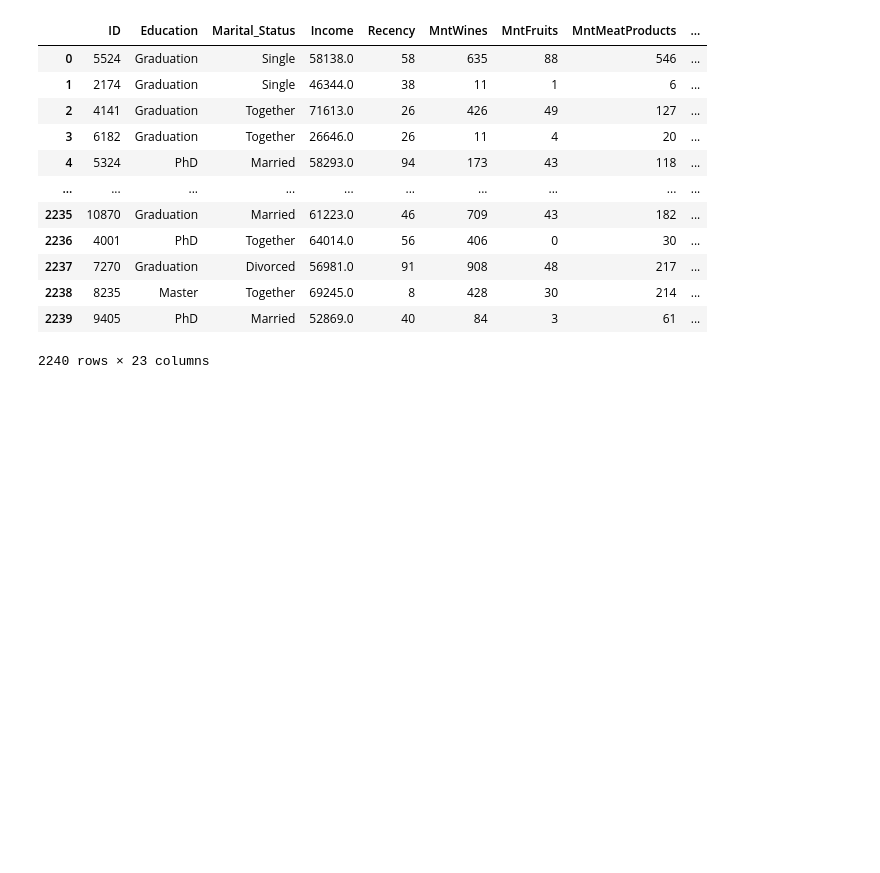
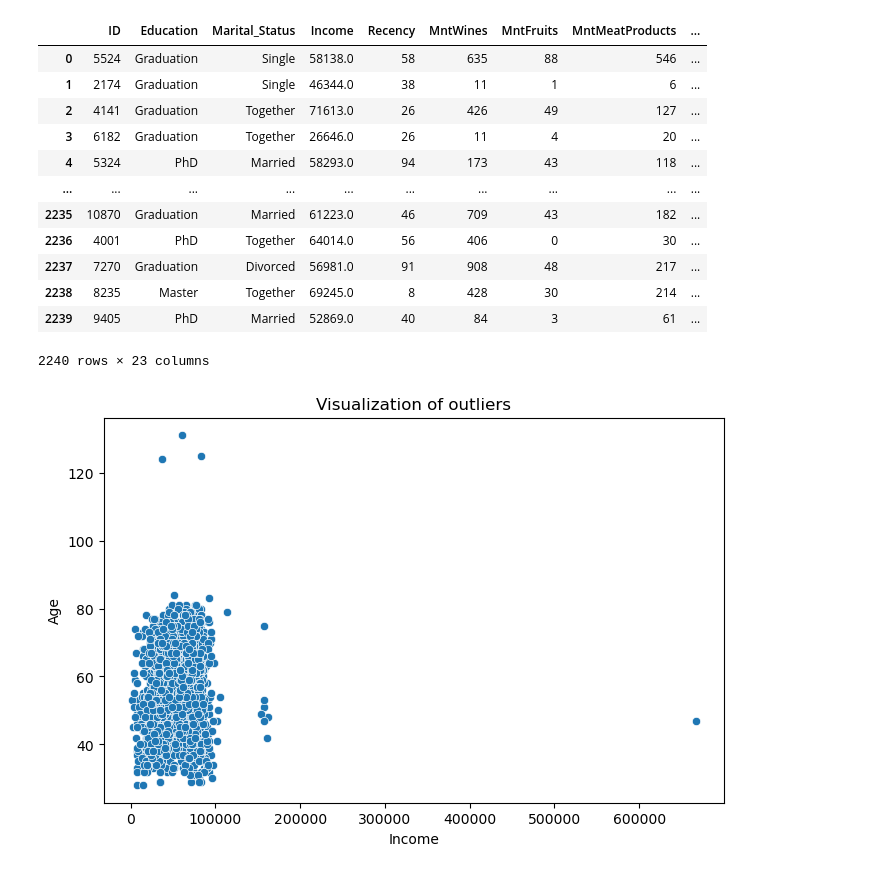
Before and after one commit to Empress-star/DSI-Team-Project, a Jupyter notebook: Data Cleaning and Exploration/initial_data_cleaning.ipynb, the cells around one changed output. Drawn from its saved outputs; the diff is of its cells as text; code cells hidden in the pictures; blank space fills up the shorter version.

Commit message:
visualize and remove outliers

```diff
--- a/Data Cleaning and Exploration/initial_data_cleaning.ipynb
+++ b/Data Cleaning and Exploration/initial_data_cleaning.ipynb
@@ -211,3 +212,10 @@ df_transform
 | 2238 | 8235 | Master | Together | 69245.0 | 8 | 428 | 30 | 214 | ... |
 | 2239 | 9405 | PhD | Married | 52869.0 | 40 | 84 | 3 | 61 | ... |
 2240 rows × 23 columns
+# %%
+fig, ax = plt.subplots(figsize=(8, 5))
+sns.scatterplot(data=df_transform, y='Age', x='Income', ax=ax)
+ax.set_title("Visualization of outliers")
+plt.show()
+# %% [output]
+[figure, added]
```
Also changed, not shown: parts of 3 cells of this notebook.
